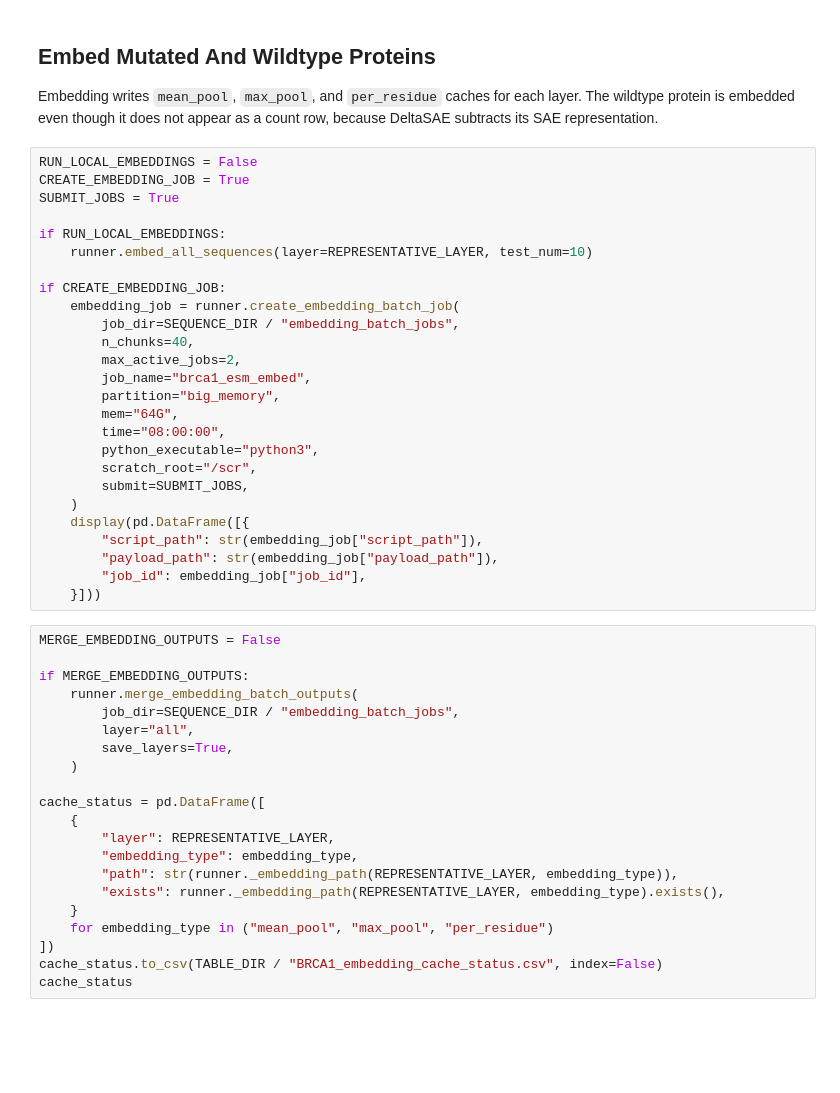
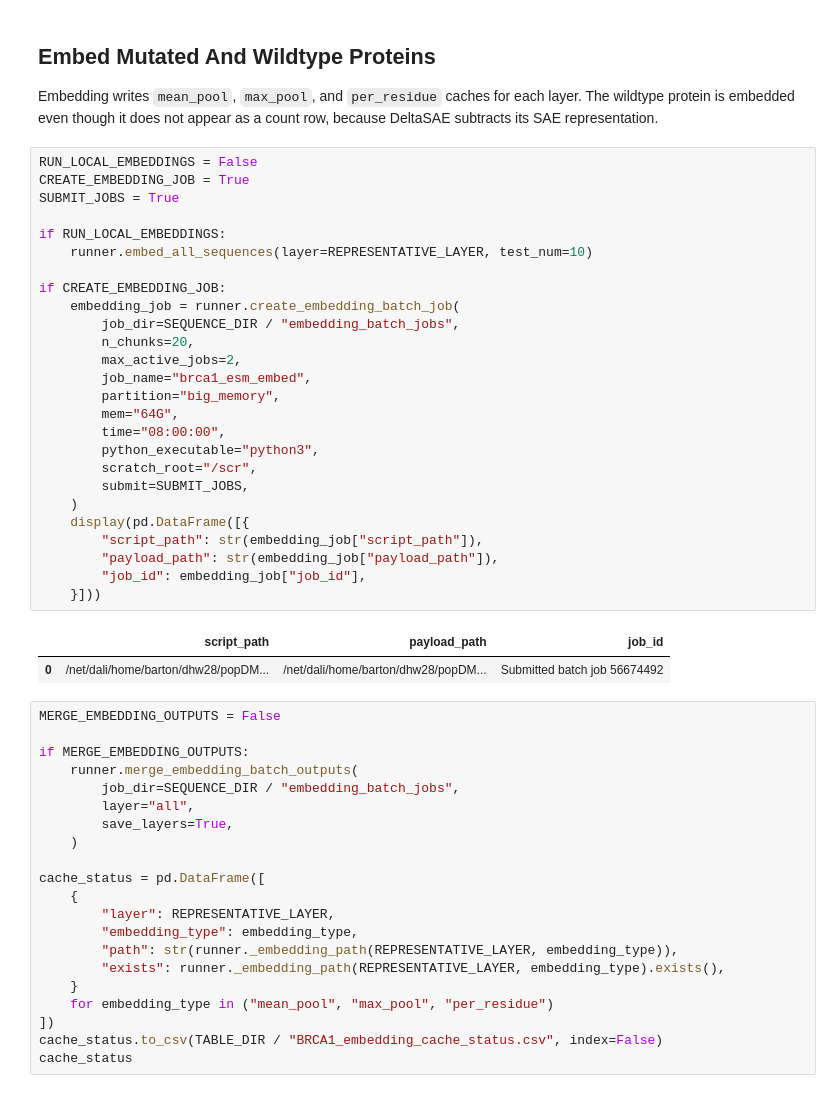
Before and after one commit to dylanwells37/esmDMS, a Jupyter notebook: real_data_esm_analysis.ipynb, the cells around one changed output. Saved outputs shown, nothing was run; the diff lists cells and outputs as text; blank space fills up the shorter version.

```diff
--- a/real_data_esm_analysis.ipynb
+++ b/real_data_esm_analysis.ipynb
@@ -191,29 +198,32 @@ Embedding writes `mean_pool`, `max_pool`, and `per_residue` caches for each laye
 # %%
 RUN_LOCAL_EMBEDDINGS = False
 CREATE_EMBEDDING_JOB = True
 SUBMIT_JOBS = True
 
 if RUN_LOCAL_EMBEDDINGS:
     runner.embed_all_sequences(layer=REPRESENTATIVE_LAYER, test_num=10)
 
 if CREATE_EMBEDDING_JOB:
     embedding_job = runner.create_embedding_batch_job(
         job_dir=SEQUENCE_DIR / "embedding_batch_jobs",
-        n_chunks=40,
+        n_chunks=20,
         max_active_jobs=2,
         job_name="brca1_esm_embed",
         partition="big_memory",
         mem="64G",
         time="08:00:00",
         python_executable="python3",
         scratch_root="/scr",
         submit=SUBMIT_JOBS,
     )
     display(pd.DataFrame([{
         "script_path": str(embedding_job["script_path"]),
         "payload_path": str(embedding_job["payload_path"]),
         "job_id": embedding_job["job_id"],
     }]))
+# %% [output]
+|  | script_path | payload_path | job_id |
+| 0 | /net/dali/home/barton/dhw28/popDM... | /net/dali/home/barton/dhw28/popDM... | Submitted batch job 56674492 |
 # %%
 MERGE_EMBEDDING_OUTPUTS = False
 
```
Also changed, not shown: parts of 2 cells of this notebook, 3 other files.
